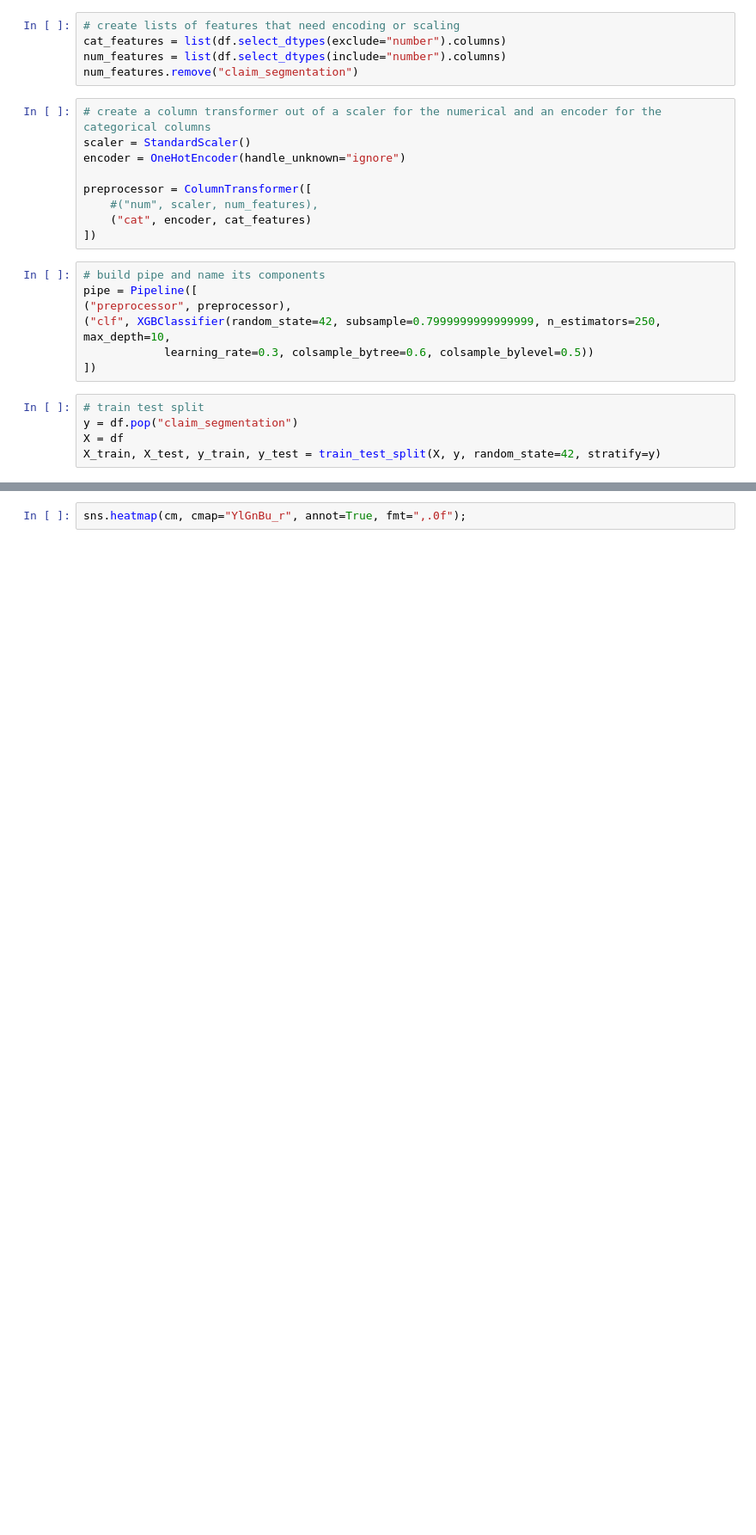
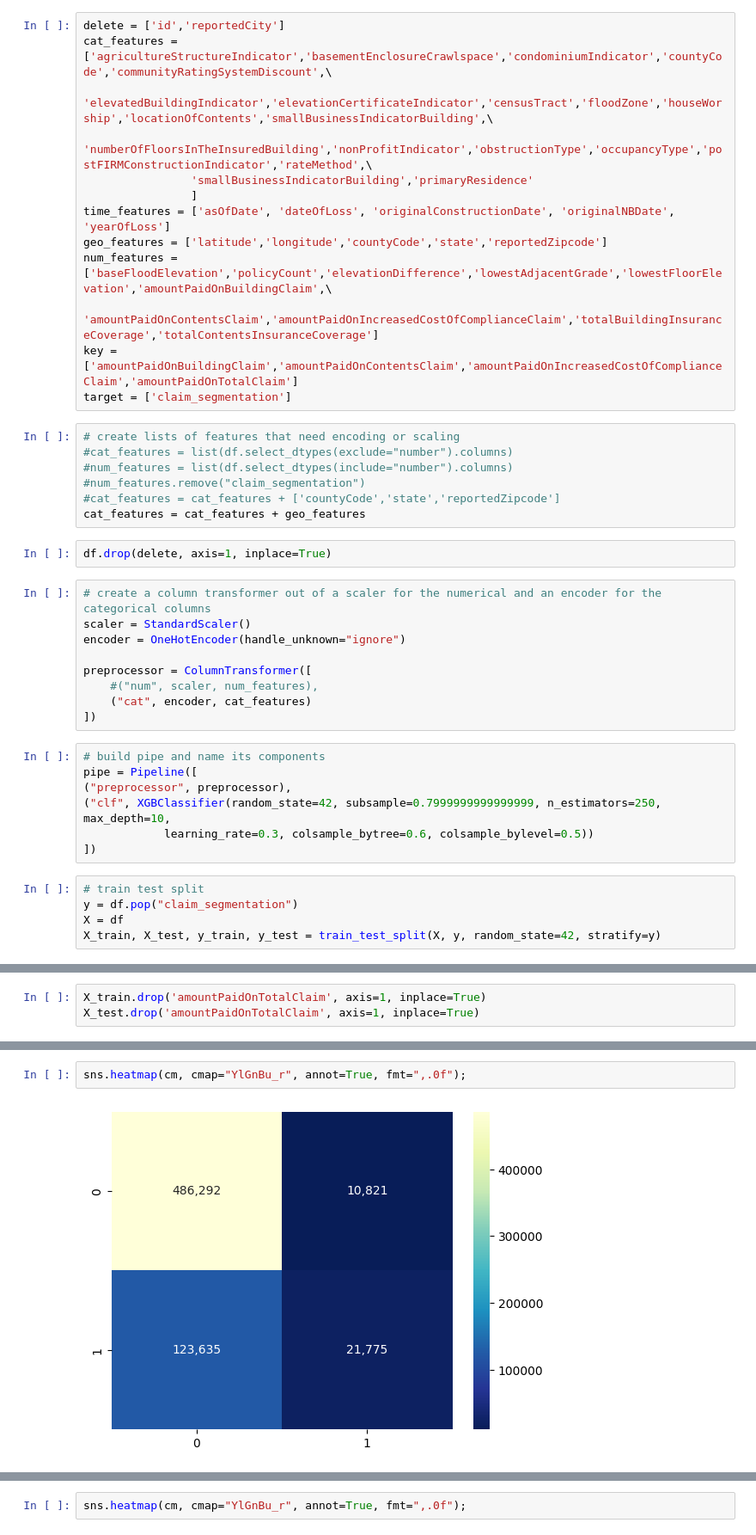
Before and after one commit to sbuenker/florita, a Jupyter notebook: notebooks/pipeline_xgboost.ipynb, the cells around one changed output, grey strips where cells are left out. Shown: that part at 86% size. Cells and saved outputs as stored; diff of their text form; blank space fills up the shorter version.

Commit message:
run xgboost on the full feature set, also cat-encoding select geo features

```diff
--- a/notebooks/pipeline_xgboost.ipynb
+++ b/notebooks/pipeline_xgboost.ipynb
@@ -76,10 +72,27 @@ Name: claim_segmentation, Length: 2337885, dtype: int64
 # %% [markdown]
 ### In the next cell, make sure to remove the target column from the appropiate list!
+# %%
+delete = ['id','reportedCity']
+cat_features = ['agricultureStructureIndicator','basementEnclosureCrawlspace','condominiumIndicator','countyCode','communityRatingSystemDiscount',\
+                'elevatedBuildingIndicator','elevationCertificateIndicator','censusTract','floodZone','houseWorship','locationOfContents','smallBusinessIndicatorBuilding',\
+                'numberOfFloorsInTheInsuredBuilding','nonProfitIndicator','obstructionType','occupancyType','postFIRMConstructionIndicator','rateMethod',\
+                'smallBusinessIndicatorBuilding','primaryResidence'
+                ]
+time_features = ['asOfDate', 'dateOfLoss', 'originalConstructionDate', 'originalNBDate', 'yearOfLoss']
+geo_features = ['latitude','longitude','countyCode','state','reportedZipcode']
+num_features = ['baseFloodElevation','policyCount','elevationDifference','lowestAdjacentGrade','lowestFloorElevation','amountPaidOnBuildingClaim',\
+                'amountPaidOnContentsClaim','amountPaidOnIncreasedCostOfComplianceClaim','totalBuildingInsuranceCoverage','totalContentsInsuranceCoverage']
+key = ['amountPaidOnBuildingClaim','amountPaidOnContentsClaim','amountPaidOnIncreasedCostOfComplianceClaim','amountPaidOnTotalClaim']
+target = ['claim_segmentation']
 # %%
 # create lists of features that need encoding or scaling
-cat_features = list(df.select_dtypes(exclude="number").columns)
-num_features = list(df.select_dtypes(include="number").columns)
-num_features.remove("claim_segmentation")
+#cat_features = list(df.select_dtypes(exclude="number").columns)
+#num_features = list(df.select_dtypes(include="number").columns)
+#num_features.remove("claim_segmentation")
+#cat_features = cat_features + ['countyCode','state','reportedZipcode']
+cat_features = cat_features + geo_features
+# %%
+df.drop(delete, axis=1, inplace=True)
 # %%
 # create a column transformer out of a scaler for the numerical and an encoder for the categorical columns
 scaler = StandardScaler()
@@ -110,0 +124,3 @@ Test size: 584,472
+# %%
+X_train.drop('amountPaidOnTotalClaim', axis=1, inplace=True)
+X_test.drop('amountPaidOnTotalClaim', axis=1, inplace=True)
@@ -170,0 +182,4 @@ array([[440841,   2971],
+# %%
+sns.heatmap(cm, cmap="YlGnBu_r", annot=True, fmt=",.0f");
+# %% [output]
+[figure, added]
```
Also changed, not shown: parts of 21 cells of this notebook.
